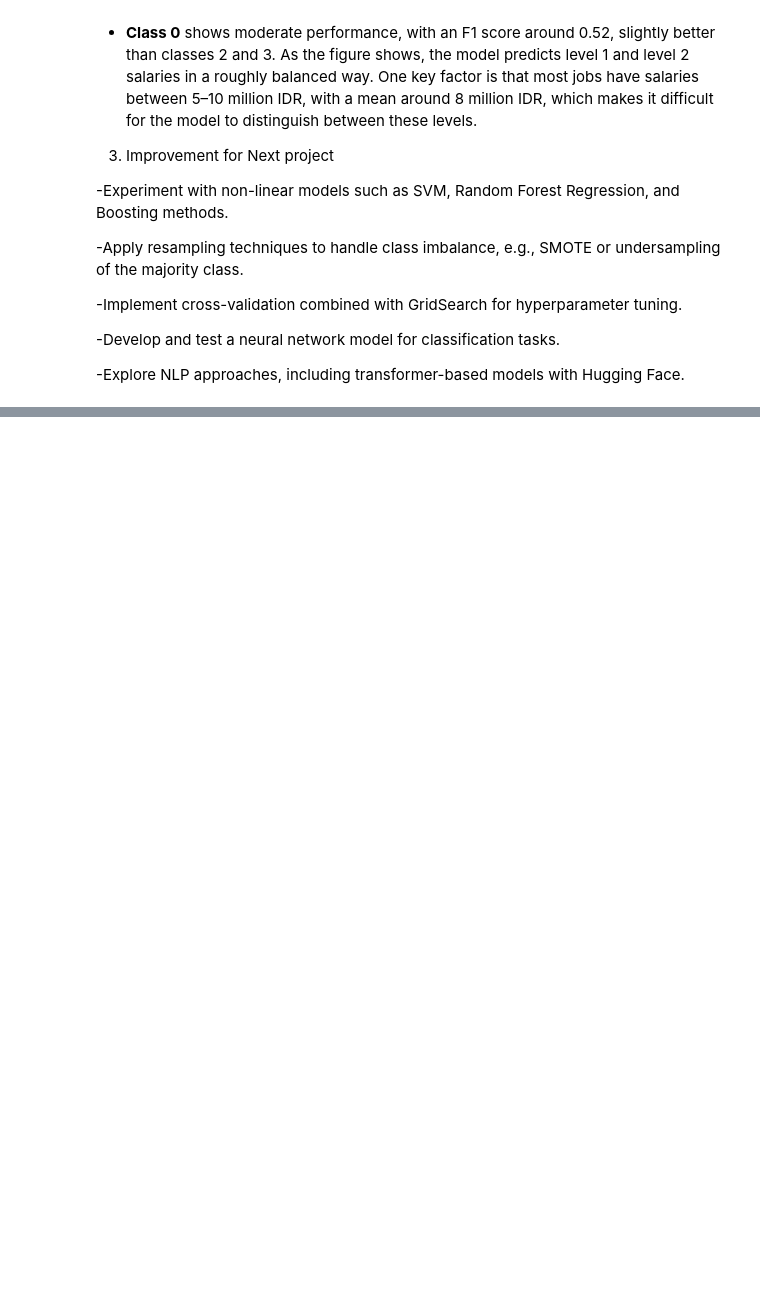
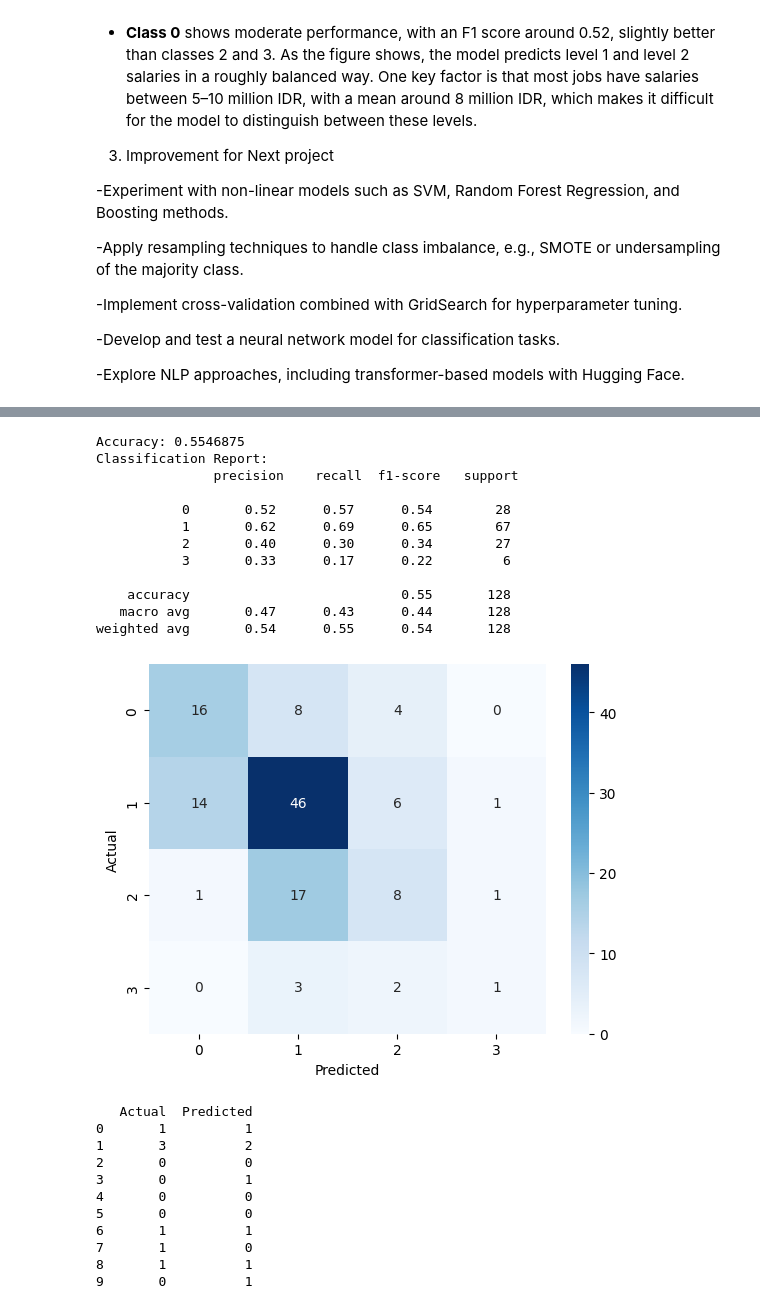
Before and after one commit to Jasman123/Web_scraping_and_Job_Analyze, a Jupyter notebook: Github_Project_WebScraping_Cities_featues.ipynb, the cells around one changed output, grey strips where cells are left out. Saved outputs shown, nothing was run; the diff lists cells and outputs as text; code cells hidden in the pictures; blank space fills up the shorter version.

```diff
--- a/Github_Project_WebScraping_Cities_featues.ipynb
+++ b/Github_Project_WebScraping_Cities_featues.ipynb
@@ -801,0 +830,18 @@ not really bad for the first classification model and this model are going to be
+# %%
+from imblearn.over_sampling import SMOTE
+from imblearn.combine import SMOTEENN,SMOTETomek
+from imblearn.pipeline import Pipeline as ImbPipeline
+from sklearn.decomposition import TruncatedSVD
+
+pipeline_smote = ImbPipeline([
+    ("tfidf", TfidfVectorizer(max_features=10000, ngram_range=(1,2))),
+    ("svd", TruncatedSVD(n_components=200, random_state=42)),   # reduce sparsity
+    ("smote", SMOTE(random_state=42, sampling_strategy="auto", k_neighbors=3)),
+    # ("lr", LogisticRegression(max_iter=1000,class_weight="balanced", random_state=42, n_jobs=-1))
+    # ("rf", RandomForestClassifier(n_estimators=300, max_depth=None,class_weight="balanced",random_state=42,n_jobs=-1))
+    # ("svm", LinearSVC(class_weight="balanced", random_state=42))
+    # ("xgb", XGBClassifier(objective="multi:softmax", num_class=4, n_estimators=300,max_depth=-1, learning_rate=0.1, class_weight="balanced", random_state=42, n_jobs=-1))
+    ("lgbm", LGBMClassifier(objective="multiclass", num_class=4, n_estimators=300, max_depth=-1, learning_rate=0.1, class_weight="balanced", random_state=42, n_jobs=-1))
+])
+# %%
+pipeline_smote.fit(X_train, y_train)
@@ -801,0 +874,50 @@ not really bad for the first classification model and this model are going to be
+# %%
+
+#3. Evaluation
+
+#3.1 create predicion value
+y_pred = pipeline_smote.predict(X_test)
+
+#3.2 Check Accuracy and Classification Report
+print("Accuracy:", accuracy_score(y_test, y_pred))
+print("Classification Report:\n", classification_report(y_test, y_pred))
+
+#3.3 Generete Confusion matrix
+cm = confusion_matrix(y_test, y_pred)
+sns.heatmap(cm, annot=True, fmt="d", cmap="Blues")
+plt.xlabel("Predicted")
+plt.ylabel("Actual")
+plt.show()
+
+#3.4 Create data frame result
+results_df = pd.DataFrame({
+    "Actual": y_test.values,
+    "Predicted": y_pred
+})
+
+print(results_df.head(10))
+# %% [output]
+Accuracy: 0.5546875
+Classification Report:
+               precision    recall  f1-score   support
+
+           0       0.52      0.57      0.54        28
+           1       0.62      0.69      0.65        67
+           2       0.40      0.30      0.34        27
+           3       0.33      0.17      0.22         6
+
+    accuracy                           0.55       128
+   macro avg       0.47      0.43      0.44       128
+weighted avg       0.54      0.55      0.54       128
+[figure, added]
+   Actual  Predicted
+0       1          1
+1       3          2
+2       0          0
+3       0          1
+4       0          0
+5       0          0
+6       1          1
+7       1          0
+8       1          1
+9       0          1
```
Also changed, not shown: parts of 10 cells of this notebook.
